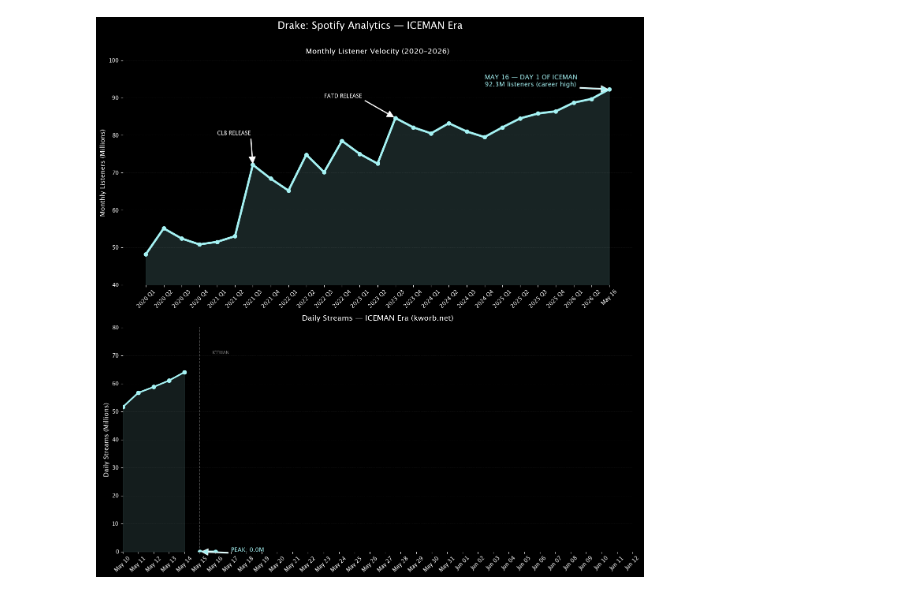
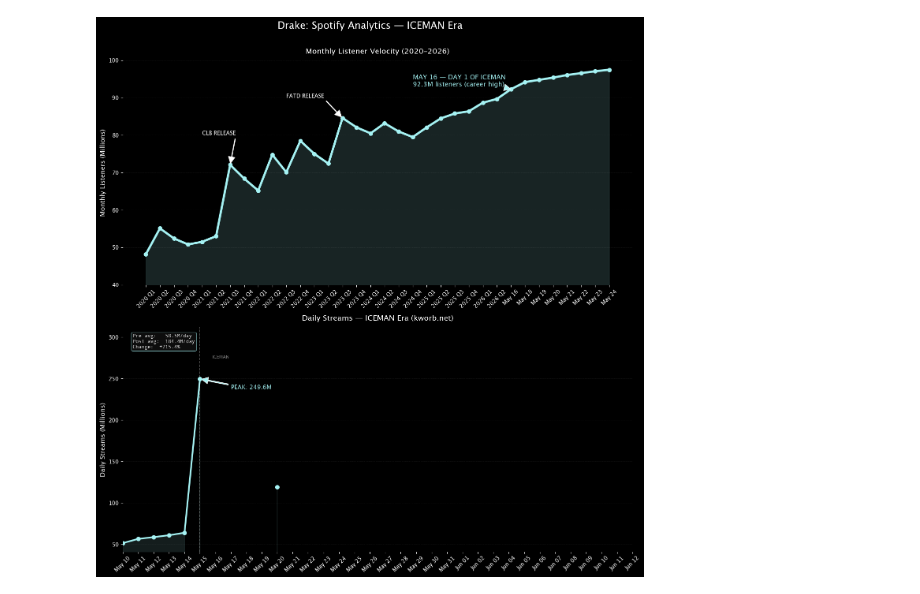
Before and after one commit to john15young/Spotify-First-Week-Streaming-Predictor, a Jupyter notebook: Drake Spotify Monthly Listeners.ipynb, the cells around one changed output. Cells and saved outputs as stored; diff of their text form; code cells hidden in the pictures.

```diff
--- a/Drake Spotify Monthly Listeners.ipynb
+++ b/Drake Spotify Monthly Listeners.ipynb
@@ -15,20 +15,20 @@ listener_data = {
                 '2023 Q1','2023 Q2','2023 Q3','2023 Q4',
                 '2024 Q1','2024 Q2','2024 Q3','2024 Q4',
                 '2025 Q1','2025 Q2','2025 Q3','2025 Q4',
-                '2026 Q1','2026 Q2', 'May 16'],
+                '2026 Q1','2026 Q2','May 16','May 18','May 19','May 20','May 21','May 22','May 23','May 24'],
     'Listeners': [48.2,55.1,52.4,50.8,
                   51.5,53.0,72.1,68.4,
                   65.2,74.8,70.1,78.5,
                   75.0,72.4,84.6,82.1,
                   80.5,83.2,81.0,79.5,
                   82.1,84.5,85.8,86.4,
-                  88.7,89.7, 92.3]
+                  88.7,89.7,92.3,94.2,94.8,95.4,96.1, 96.6,97.1,97.5]
 }
 
 # kworb.net/spotify/artists.html → "Daily" column, logged each morning in millions
 stream_data = {
-    'Date':    ['2026-05-10', '2026-05-11', '2026-05-12', '2026-05-13', '2026-05-14', '2026-05-15', '2026-05-16'],
-    'Streams': [51.6, 56.7, 58.8, 61.1, 64.1, 0, 0 ]
+    'Date': ['2026-05-10','2026-05-11','2026-05-12','2026-05-13','2026-05-14','2026-05-15','2026-05-16','2026-05-17','2026-05-18','2026-05-19','2026-05-20','2026-05-21','2026-05-22','2026-05-23','2026-05-24'],
+    'Streams': [51.6, 56.7, 58.8, 61.1, 64.1, 249.6, None, None, None, None, 119.2]
 }
 
 # ── CONFIG ────────────────────────────────────────────────────────────────────
@@ -63,11 +63,6 @@ def add_release_line(ax):
                 xytext=(RELEASE_DATE + pd.Timedelta(days=0.8), ax.get_ylim()[1] * 0.88),
                 fontsize=8, color='white', alpha=0.5)
 
-def plot_segment(ax, df, col, alpha_fill, lw):
-    ax.plot(df['Date'], df[col], color=ICEMAN_BLUE, linewidth=lw, marker='o', markersize=7)
-    ax.scatter(df['Date'], df[col], color=ICEMAN_BLUE, s=50, zorder=5)
-    ax.fill_between(df['Date'], df[col], color=ICEMAN_BLUE, alpha=alpha_fill)
-
 def empty_chart(ax, msg):
     ax.text(0.5, 0.5, msg, transform=ax.transAxes, ha='center', va='center',
             fontsize=13, color='white', alpha=0.3,
@@ -90,7 +85,6 @@ for text, xy, xytext in [
     ax1.annotate(text, xy=xy, xytext=xytext, fontsize=10,
                  arrowprops=dict(facecolor='white', shrink=0.05, width=1))
 
-# ── ONLY CHANGE: updated annotation to May 16 / Day 1 of ICEMAN release ──────
 ax1.annotate('MAY 16 — DAY 1 OF ICEMAN\n92.3M listeners (career high)',
              xy=('May 16', 92.3), xytext=('2024 Q4', 93),
              arrowprops=dict(facecolor=ICEMAN_BLUE, shrink=0.05, width=2),
@@ -104,41 +98,49 @@ clean_ax(ax1)
 
 # ── CHART 2: DAILY STREAMS ────────────────────────────────────────────────────
 if has_streams:
-    if not pre.empty:  plot_segment(ax2, pre,  'Streams', 0.12, 3)
-    if not post.empty: plot_segment(ax2, post, 'Streams', 0.25, 4)
+    # Continuous line to eliminate gap at release date
+    ax2.plot(df_s['Date'], df_s['Streams'], color=ICEMAN_BLUE, linewidth=3, zorder=2)
+
+    # Pre/post fills and scatter dots overlaid on top
+    if not pre.empty:
+        ax2.fill_between(pre['Date'], pre['Streams'], color=ICEMAN_BLUE, alpha=0.12)
+        ax2.scatter(pre['Date'], pre['Streams'], color=ICEMAN_BLUE, s=50, zorder=5)
 
     if not post.empty:
+        ax2.fill_between(post['Date'], post['Streams'], color=ICEMAN_BLUE, alpha=0.25)
+        ax2.scatter(post['Date'], post['Streams'], color=ICEMAN_BLUE, s=50, zorder=5)
+
         peak = post.loc[post['Streams'].idxmax()]
         ax2.annotate(f"PEAK: {peak['Streams']:.1f}M", xy=(peak['Date'], peak['Streams']),
                      xytext=(peak['Date'] + pd.Timedelta(days=2), peak['Streams'] * 0.95),
                      arrowprops=dict(facecolor=ICEMAN_BLUE, shrink=0.05, width=2),
                      fontsize=11, fontweight='bold', color=ICEMAN_BLUE)
 
     pre_avg  = pre['Streams'].mean()  if not pre.empty  else 0
     post_avg = post['Streams'].mean() if not post.empty else 0
     if pre_avg and post_avg:
         pct = (post_avg - pre_avg) / pre_avg * 100
         ax2.text(0.02, 0.97, f"Pre avg:   {pre_avg:.1f}M/day\nPost avg:  {post_avg:.1f}M/day\nChange:  {pct:+.1f}%",
                  transform=ax2.transAxes, fontsize=9, verticalalignment='top',
                  family='monospace', color='white',
                  bbox=dict(boxstyle='round', facecolor='#111', alpha=0.8,
                            edgecolor=ICEMAN_BLUE, linewidth=0.8))
 
     y_min = df_s['Streams'].min() * 0.8
     y_max = df_s['Streams'].max() * 1.25
     ax2.set_ylim(y_min, y_max)
 
     add_release_line(ax2)
     set_date_axis(ax2)
 else:
     empty_chart(ax2, 'No stream data yet\nAdd dates + streams to stream_data above')
     ax2.set_ylim(0, 60)
 
 ax2.set_title("Daily Streams — ICEMAN Era (kworb.net)", fontsize=14, pad=12)
 ax2.set_ylabel("Daily Streams (Millions)", fontsize=12)
 clean_ax(ax2)
 
 plt.tight_layout()
 plt.show()
 # %% [output]
-[figure, old version]
+[figure, new version]
```
Also changed, not shown: 1 other file.
